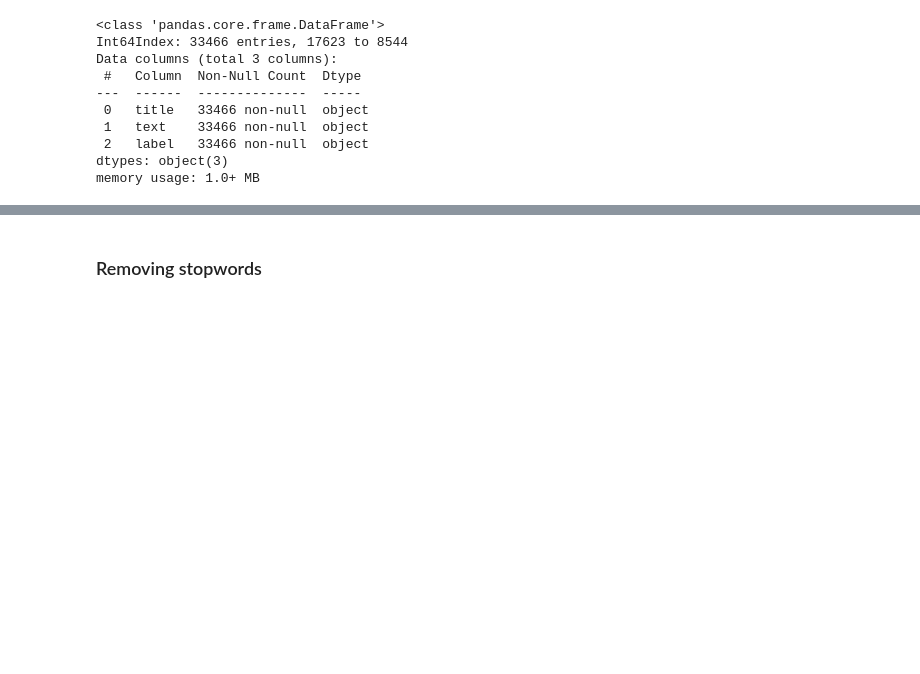
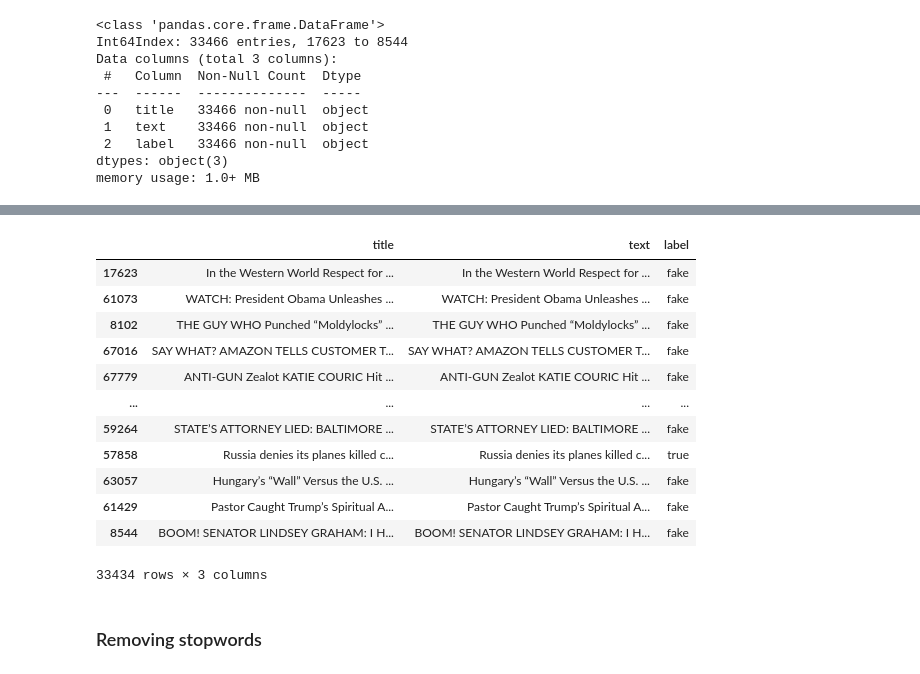
Before and after one commit to KarolinaMaczka/ItML, a Jupyter notebook: preprocessing_clean.ipynb, the cells around one changed output, grey strips where cells are left out. Cells and saved outputs as stored; diff of their text form; code cells hidden in the pictures; blank space fills up the shorter version.

```diff
--- a/preprocessing_clean.ipynb
+++ b/preprocessing_clean.ipynb
@@ -147,0 +216,18 @@ def handleNa(df):
+# %%
+# Wyrzucamy bardzo dlugie teksty (ponad 40000 znaków)
+df2 = df2[(df2['textlength'] < 40000)]
+df2.drop(columns='textlength')
+# %% [output]
+|  | title | text | label |
+| 17623 | In the Western World Respect for ... | In the Western World Respect for ... | fake |
+| 61073 | WATCH: President Obama Unleashes ... | WATCH: President Obama Unleashes ... | fake |
+| 8102 | THE GUY WHO Punched “Moldylocks” ... | THE GUY WHO Punched “Moldylocks” ... | fake |
+| 67016 | SAY WHAT? AMAZON TELLS CUSTOMER T... | SAY WHAT? AMAZON TELLS CUSTOMER T... | fake |
+| 67779 | ANTI-GUN Zealot KATIE COURIC Hit ... | ANTI-GUN Zealot KATIE COURIC Hit ... | fake |
+| ... | ... | ... | ... |
+| 59264 | STATE’S ATTORNEY LIED: BALTIMORE ... | STATE’S ATTORNEY LIED: BALTIMORE ... | fake |
+| 57858 | Russia denies its planes killed c... | Russia denies its planes killed c... | true |
+| 63057 | Hungary’s “Wall” Versus the U.S. ... | Hungary’s “Wall” Versus the U.S. ... | fake |
+| 61429 | Pastor Caught Trump’s Spiritual A... | Pastor Caught Trump’s Spiritual A... | fake |
+| 8544 | BOOM! SENATOR LINDSEY GRAHAM: I H... | BOOM! SENATOR LINDSEY GRAHAM: I H... | fake |
+33434 rows × 3 columns
```
Also changed, not shown: parts of 39 cells of this notebook.
